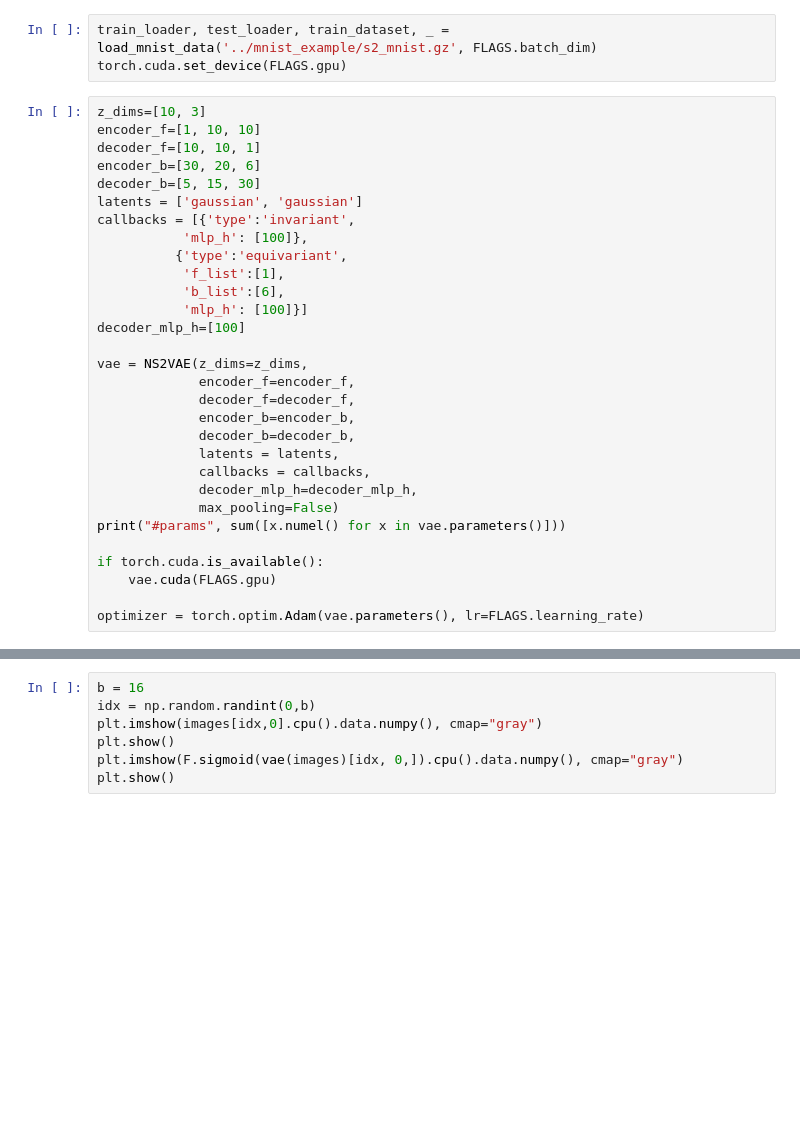
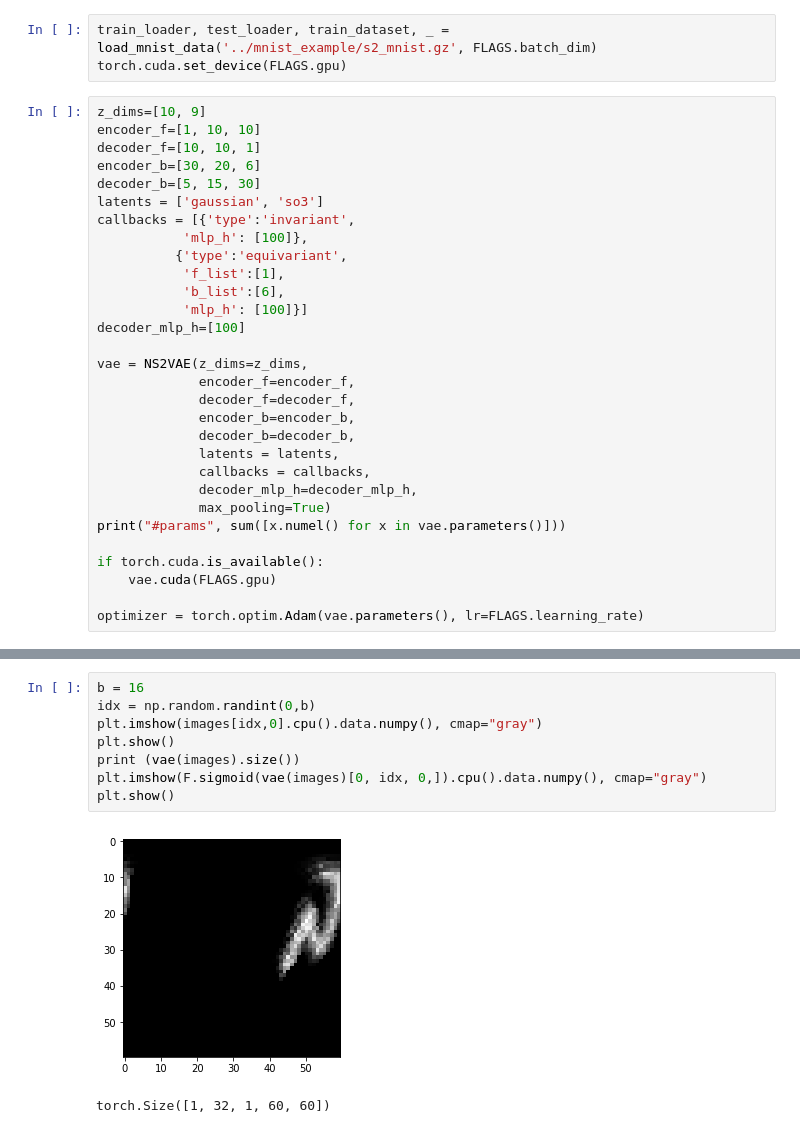
Before and after one commit to pimdh/lie-vae, a Jupyter notebook: vae/vae_classes_prototype.ipynb, the cells around one changed output, grey strips where cells are left out. Cells and saved outputs as stored; diff of their text form; blank space fills up the shorter version.

```diff
--- a/vae/vae_classes_prototype.ipynb
+++ b/vae/vae_classes_prototype.ipynb
@@ -34,12 +34,12 @@ FLAGS, unparsed = parser.parse_known_args()
 train_loader, test_loader, train_dataset, _ = load_mnist_data('../mnist_example/s2_mnist.gz', FLAGS.batch_dim)
 torch.cuda.set_device(FLAGS.gpu)
 # %%
-z_dims=[10, 3]
+z_dims=[10, 9]
 encoder_f=[1, 10, 10]
 decoder_f=[10, 10, 1]
 encoder_b=[30, 20, 6]
 decoder_b=[5, 15, 30]
-latents = ['gaussian', 'gaussian']
+latents = ['gaussian', 'so3']
 callbacks = [{'type':'invariant',
            'mlp_h': [100]},
           {'type':'equivariant',
@@ -56,7 +56,7 @@ vae = NS2VAE(z_dims=z_dims,
              latents = latents,
              callbacks = callbacks,
              decoder_mlp_h=decoder_mlp_h,
-             max_pooling=False)
+             max_pooling=True)
 print("#params", sum([x.numel() for x in vae.parameters()]))
 
 if torch.cuda.is_available():
@@ -93,7 +99,11 @@ for epoch in range(FLAGS.epochs):
 # %%
 b = 16
 idx = np.random.randint(0,b)
 plt.imshow(images[idx,0].cpu().data.numpy(), cmap="gray")
 plt.show()
-plt.imshow(F.sigmoid(vae(images)[idx, 0,]).cpu().data.numpy(), cmap="gray")
+print (vae(images).size())
+plt.imshow(F.sigmoid(vae(images)[0, idx, 0,]).cpu().data.numpy(), cmap="gray")
 plt.show()
+# %% [output]
+[figure, added]
+torch.Size([1, 32, 1, 60, 60])
```
Also changed, not shown: parts of 7 cells of this notebook, 3 other files.
